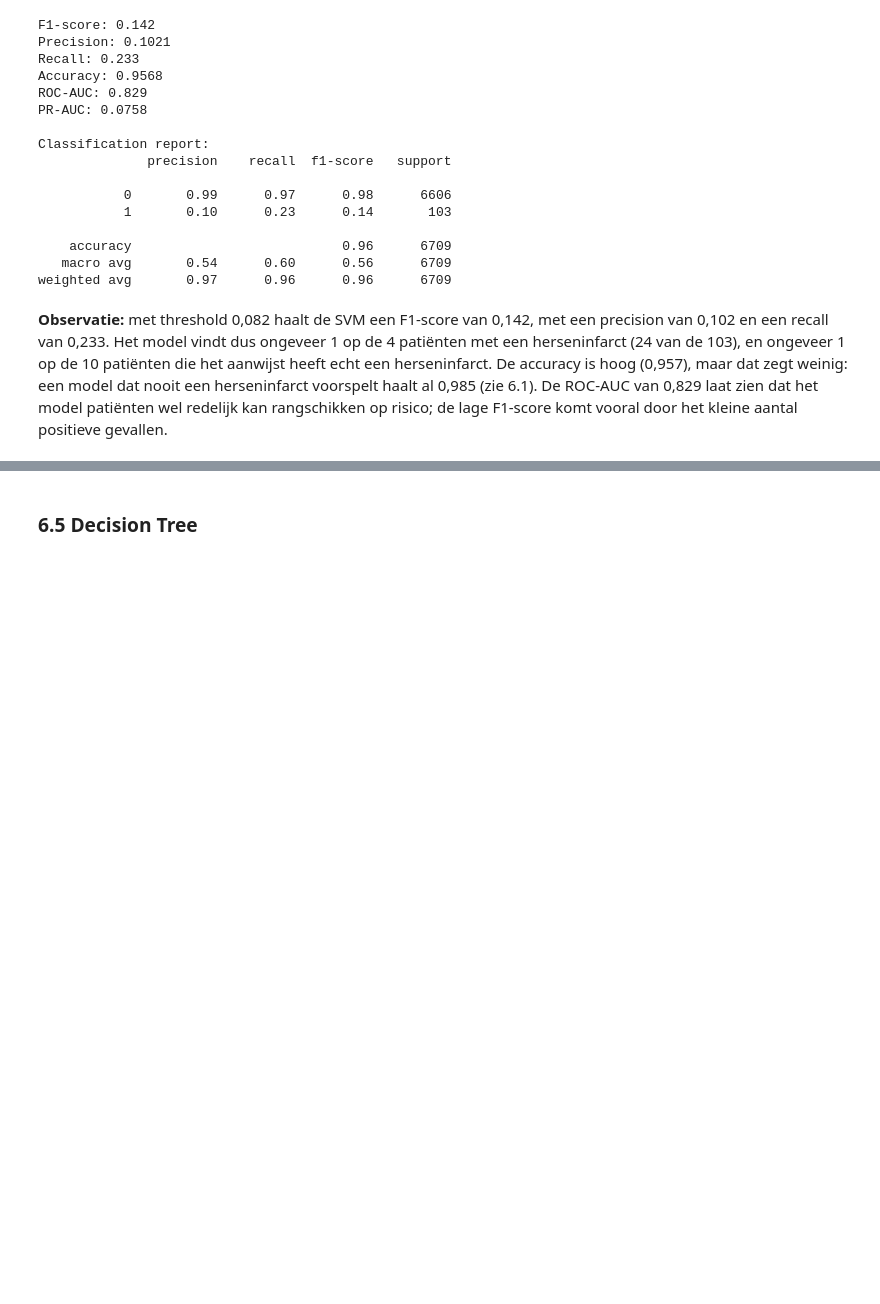
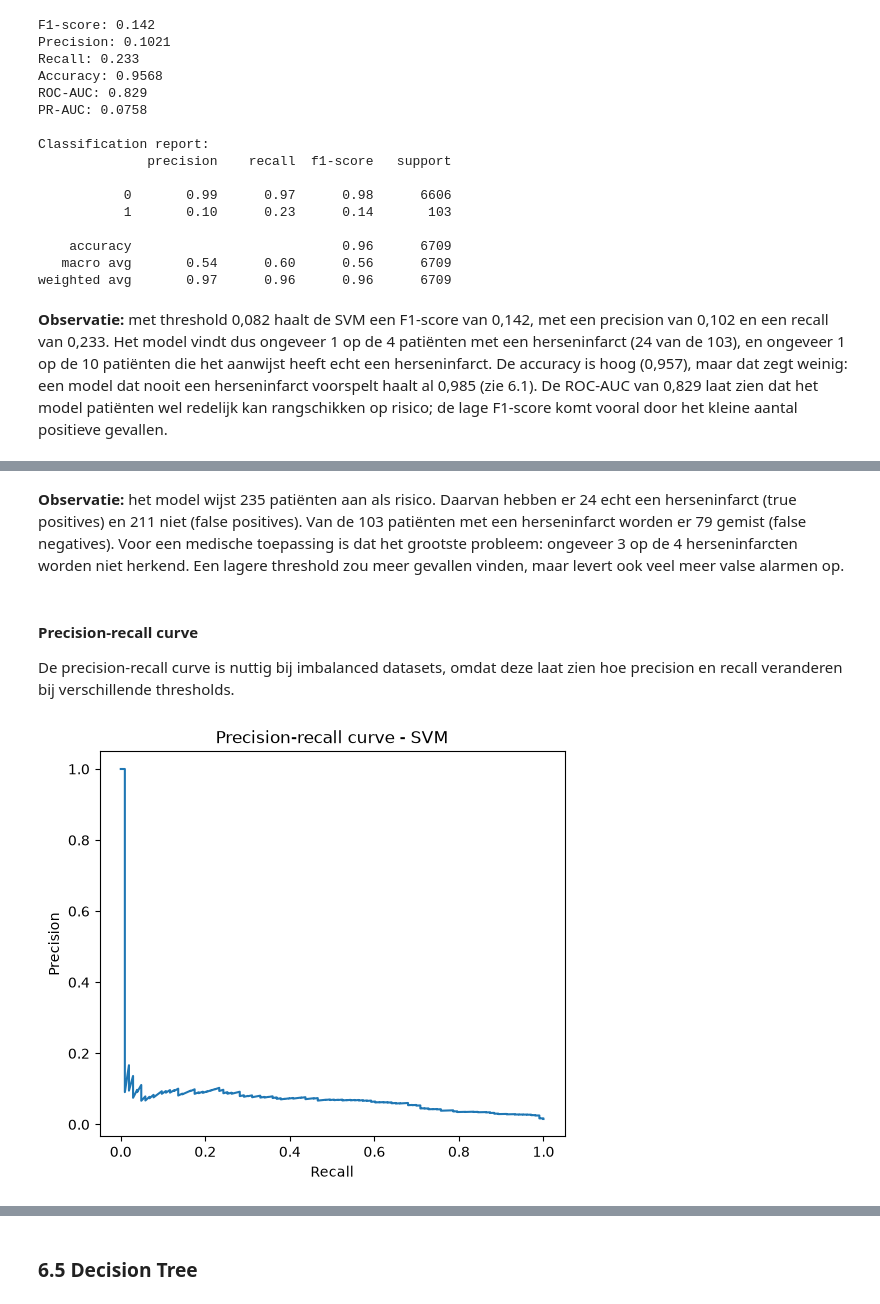
Before and after one commit to Gamal-alsa2026/Predicting-stroke-2026-27, a Jupyter notebook: notebooks/predict_stroke.ipynb, the cells around one changed output, grey strips where cells are left out. Saved outputs shown, nothing was run; the diff lists cells and outputs as text; code cells hidden in the pictures; blank space fills up the shorter version.

```diff
--- a/notebooks/predict_stroke.ipynb
+++ b/notebooks/predict_stroke.ipynb
@@ -1310,0 +1343,20 @@ weighted avg       0.97      0.96      0.96      6709
+# %% [markdown]
+**Observatie:** het model wijst 235 patiënten aan als risico. Daarvan hebben er 24 echt een herseninfarct (true positives) en 211 niet (false positives). Van de 103 patiënten met een herseninfarct worden er 79 gemist (false negatives). Voor een medische toepassing is dat het grootste probleem: ongeveer 3 op de 4 herseninfarcten worden niet herkend. Een lagere threshold zou meer gevallen vinden, maar levert ook veel meer valse alarmen op.
+# %% [markdown]
+#### Precision-recall curve
+
+De precision-recall curve is nuttig bij imbalanced datasets, omdat deze laat zien hoe precision en recall veranderen bij verschillende thresholds.
+# %%
+precision_values, recall_values, pr_thresholds = precision_recall_curve(
+    y_valid,
+    valid_proba,
+)
+
+plt.figure(figsize=(6, 5))
+plt.plot(recall_values, precision_values)
+plt.title("Precision-recall curve - SVM")
+plt.xlabel("Recall")
+plt.ylabel("Precision")
+plt.show()
+# %% [output]
+[figure, added]
```
Also changed, not shown: parts of 3 cells of this notebook.
